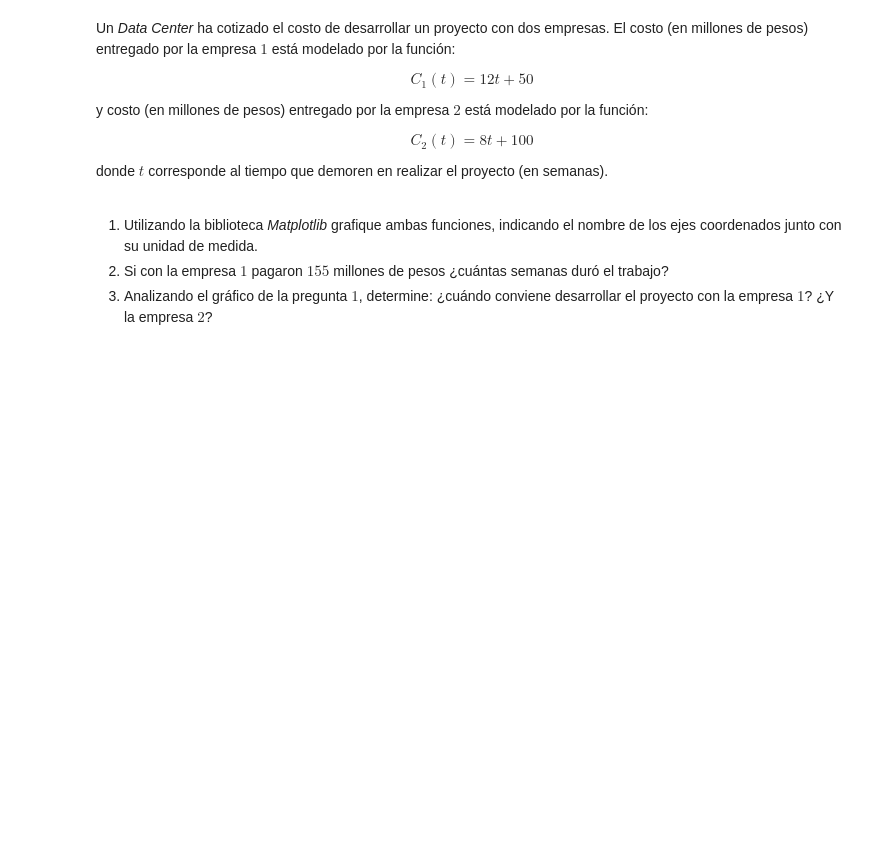
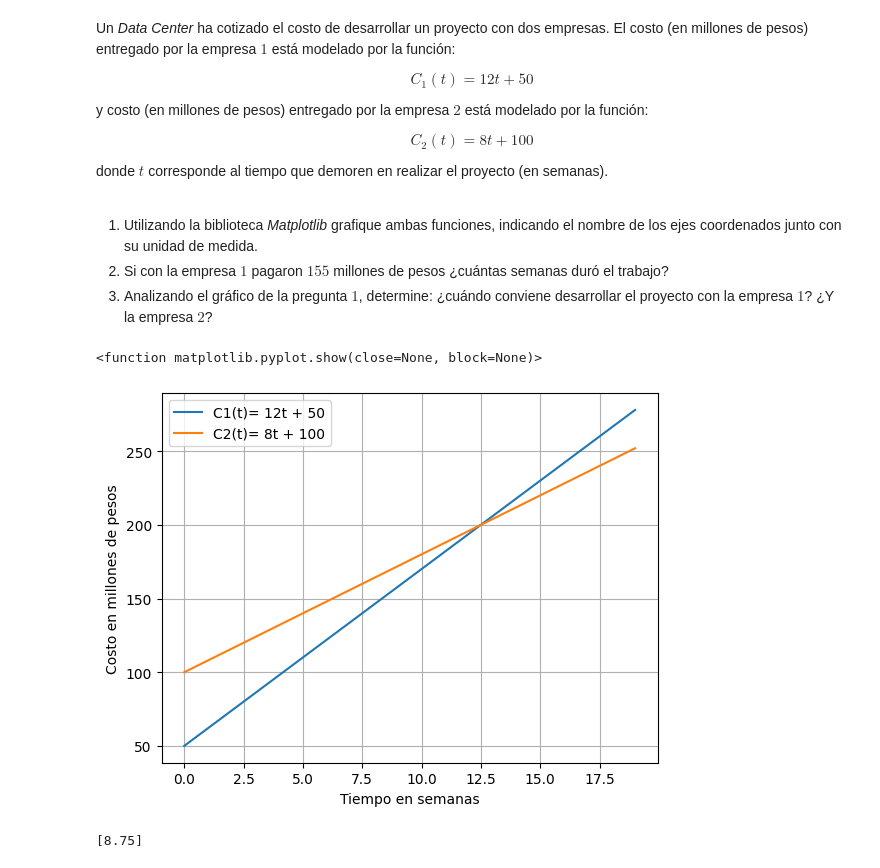
Before and after one commit to Notzeiro/DuocUC-2025, a Jupyter notebook: Math stuff (class)/G2_Función_Lineal(study guide 26_08_2025).ipynb, the cells around one changed output. Cells and saved outputs as stored; diff of their text form; code cells hidden in the pictures; blank space fills up the shorter version.

```diff
--- a/Math stuff (class)/G2_Función_Lineal(study guide 26_08_2025).ipynb
+++ b/Math stuff (class)/G2_Función_Lineal(study guide 26_08_2025).ipynb
@@ -493,3 +564,43 @@ donde $t$ corresponde al tiempo que demoren en realizar el proyecto (en semanas)
 1. Utilizando la biblioteca *Matplotlib* grafique ambas funciones, indicando el nombre de los ejes coordenados junto con su unidad de medida.
 2. Si con la empresa $1$ pagaron $155$ millones de pesos ¿cuántas semanas duró el trabajo?
 3. Analizando el gráfico de la pregunta $1$, determine: ¿cuándo conviene desarrollar el proyecto con la empresa $1$? ¿Y la empresa $2$?
+# %%
+#1. Utilizando la biblioteca *Matplotlib* grafique ambas funciones, indicando el nombre de los ejes coordenados junto con su unidad de medida.
+
+import matplotlib.pyplot as plt
+import numpy as np
+
+def c1(t):
+    return 12*t + 50
+
+def c2(t):
+    return 8*t + 100
+
+x= np.arange(0 , 20 , 1)
+
+
+plt.plot(x , c1(x) , label="C1(t)= 12t + 50")
+plt.plot(x , c2(x) , label="C2(t)= 8t + 100")
+
+plt.xlabel("Tiempo en semanas")
+plt.ylabel("Costo en millones de pesos")
+
+plt.legend()
+plt.grid(True)
+plt.show
+# %% [output]
+<function matplotlib.pyplot.show(close=None, block=None)>
+[figure, added]
+# %%
+#2. Si con la empresa 1 pagaron $155$ millones de pesos ¿cuántas semanas duró el trabajo?
+from scipy.optimize import fsolve
+
+
+def c1(t):
+    return 12*t + 50 - 155
+
+solucion= fsolve(c1 ,1)
+
+print(solucion)
+# %% [output]
+[8.75]
```
Also changed, not shown: parts of 17 cells of this notebook, 5 other files.
